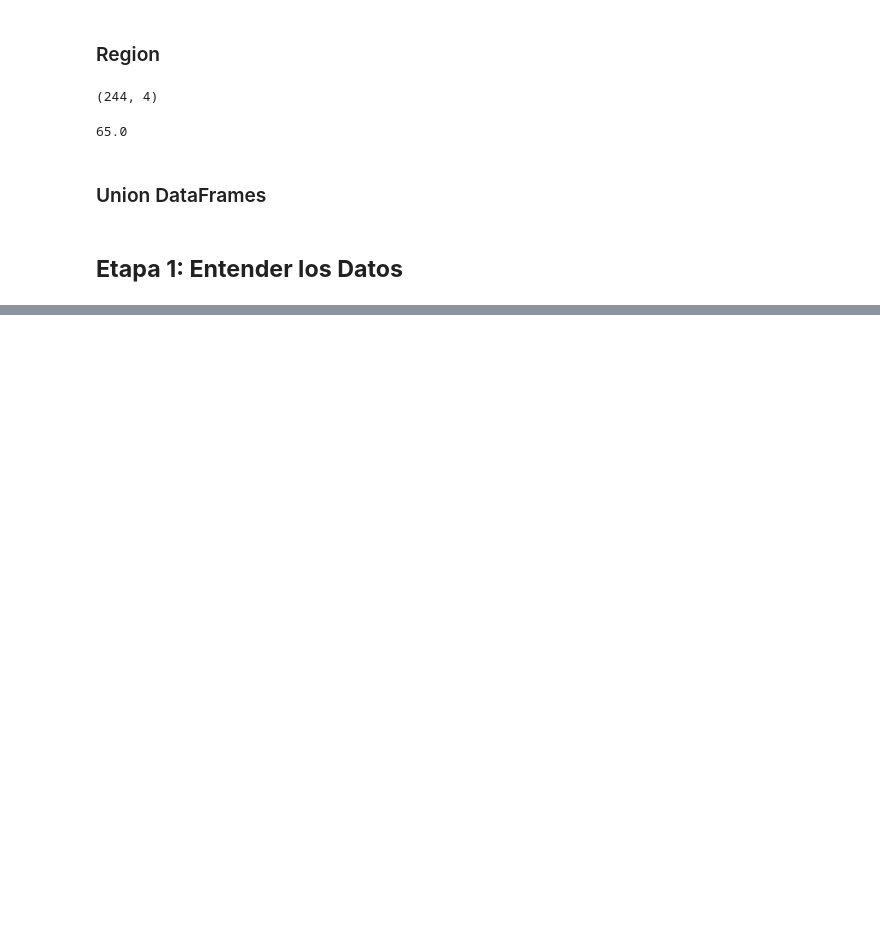
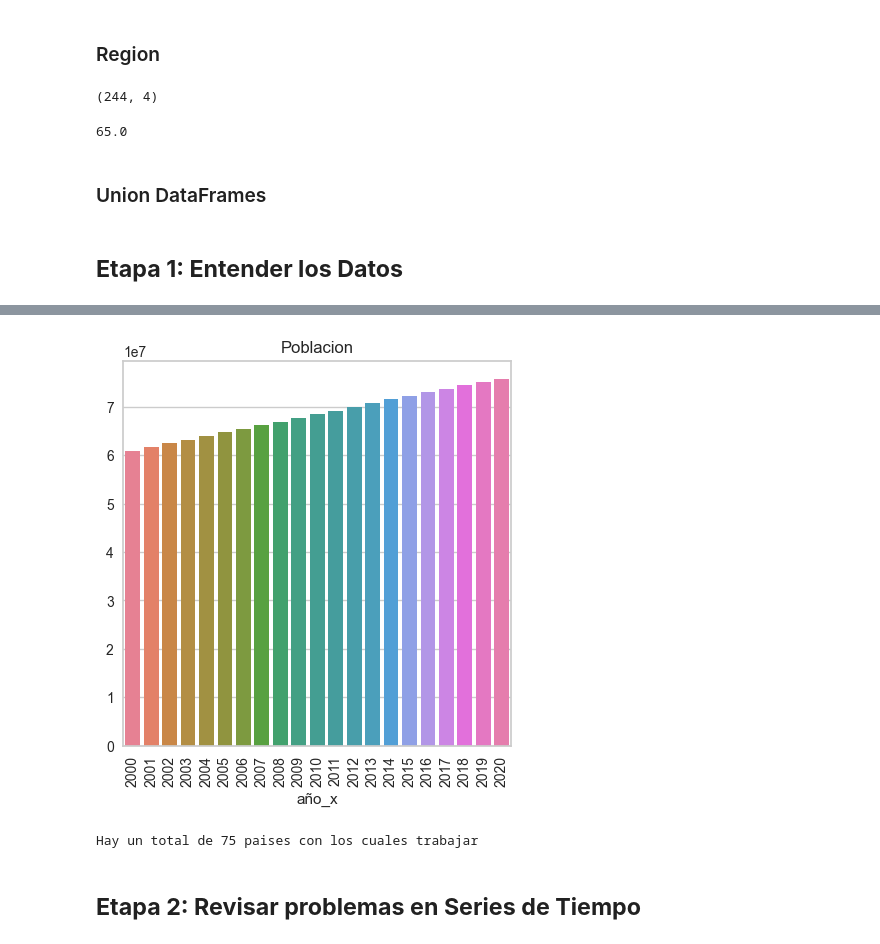
Before and after one commit to SantiagoGS97/Proyecto, a Jupyter notebook: Proyecto.ipynb, the cells around one changed output, grey strips where cells are left out. Saved outputs shown, nothing was run; the diff lists cells and outputs as text; code cells hidden in the pictures; blank space fills up the shorter version.

```diff
--- a/Proyecto.ipynb
+++ b/Proyecto.ipynb
@@ -144,0 +165,14 @@ plt.show()
+# %%
+fig,ax = plt.subplots(1,sharex=True,figsize=(5, 5))
+ax = sns.barplot(timeline('Poblacion'))
+ax.set_xticklabels(ax.get_xticklabels(),rotation=90)
+plt.title('Poblacion')
+plt.show()
+# %% [output]
+[figure, added]
+# %%
+print(f'Hay un total de {len(Data.Pais_x.unique())} paises con los cuales trabajar')
+# %% [output]
+Hay un total de 75 paises con los cuales trabajar
+# %% [markdown]
+## **Etapa 2: Revisar problemas en Series de Tiempo**
```
Also changed, not shown: parts of 71 cells of this notebook, 4 other files.
